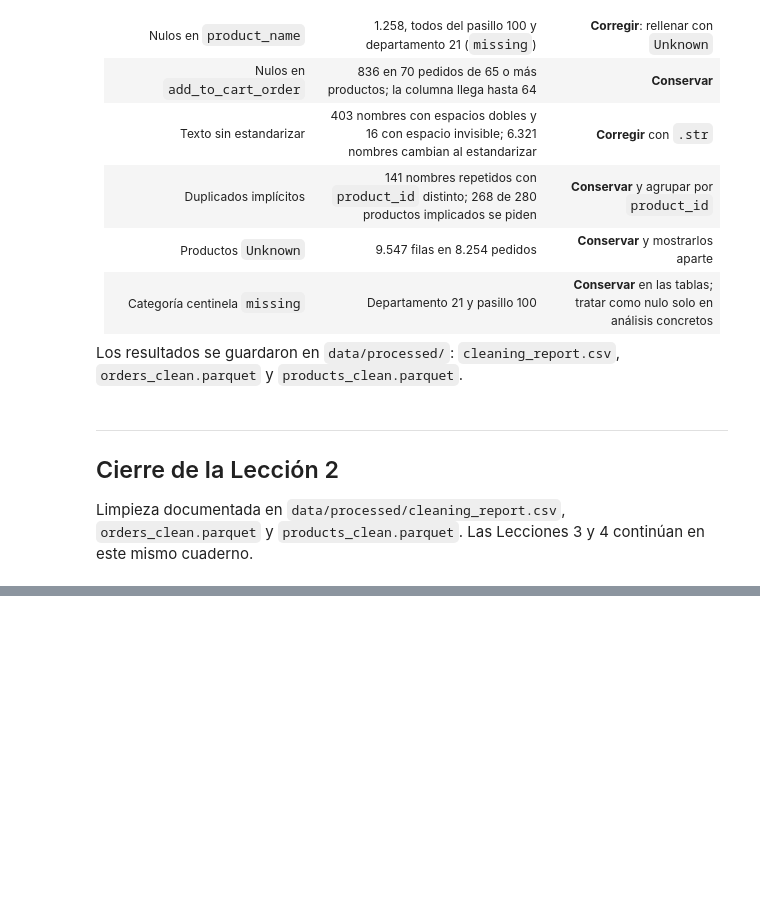
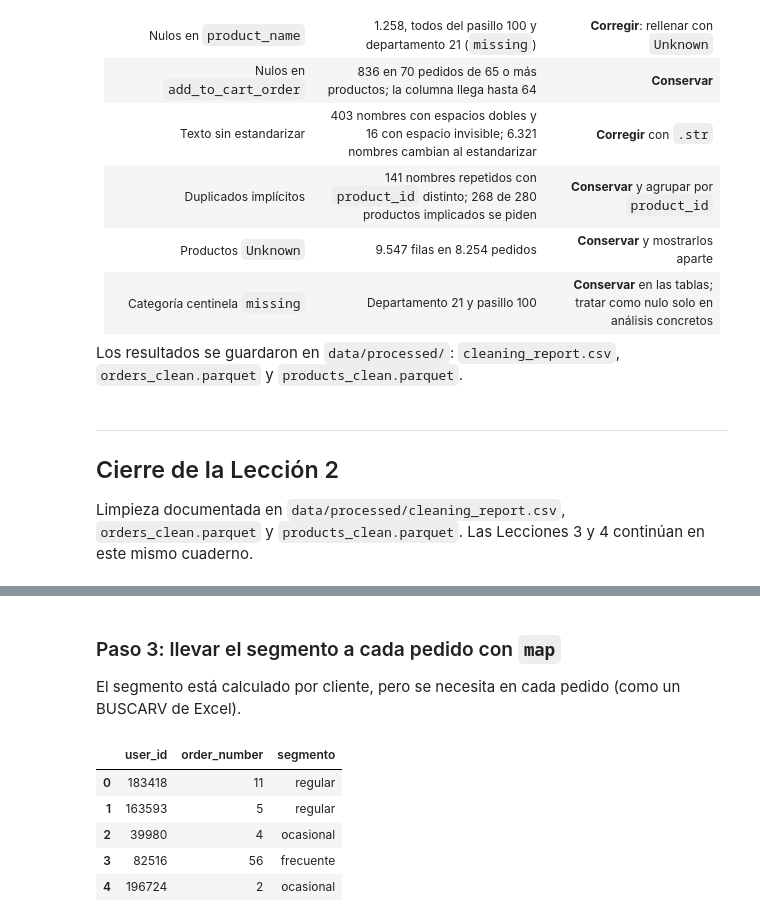
Before and after one commit to peaceathome316-Tic/instacart-analisis, a Jupyter notebook: notebooks/pandas_labs.ipynb, the cells around one changed output, grey strips where cells are left out. Drawn from its saved outputs; the diff is of its cells as text; code cells hidden in the pictures; blank space fills up the shorter version.

```diff
--- a/notebooks/pandas_labs.ipynb
+++ b/notebooks/pandas_labs.ipynb
@@ -464,0 +645,13 @@ Limpieza documentada en `data/processed/cleaning_report.csv`, `orders_clean.parq
+# %% [markdown]
+### Paso 3: llevar el segmento a cada pedido con `map`
+El segmento está calculado por cliente, pero se necesita en cada pedido (como un BUSCARV de Excel).
+# %%
+orders['segmento'] = orders['user_id'].map(segmento_cliente)
+orders[['user_id', 'order_number', 'segmento']].head()
+# %% [output]
+|  | user_id | order_number | segmento |
+| 0 | 183418 | 11 | regular |
+| 1 | 163593 | 5 | regular |
+| 2 | 39980 | 4 | ocasional |
+| 3 | 82516 | 56 | frecuente |
+| 4 | 196724 | 2 | ocasional |
```
Also changed, not shown: parts of 61 cells of this notebook, 3 other files.
